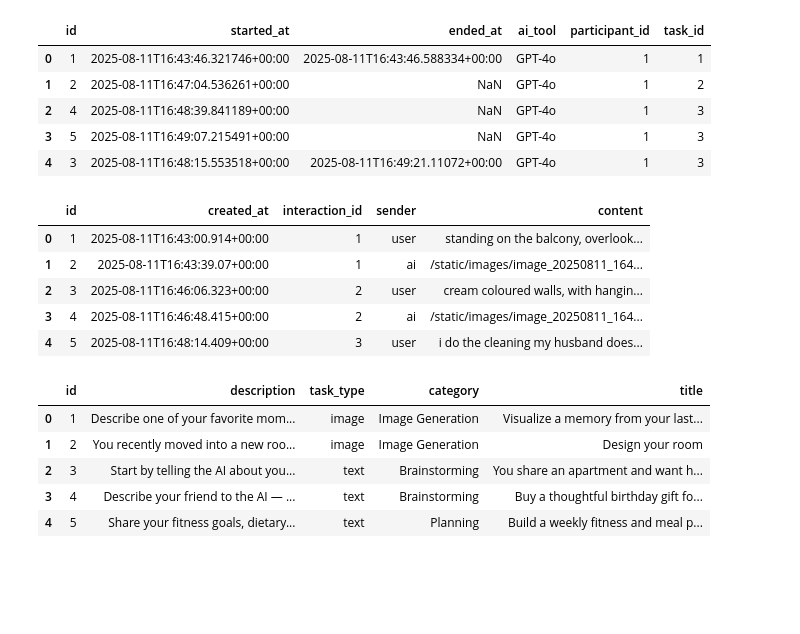
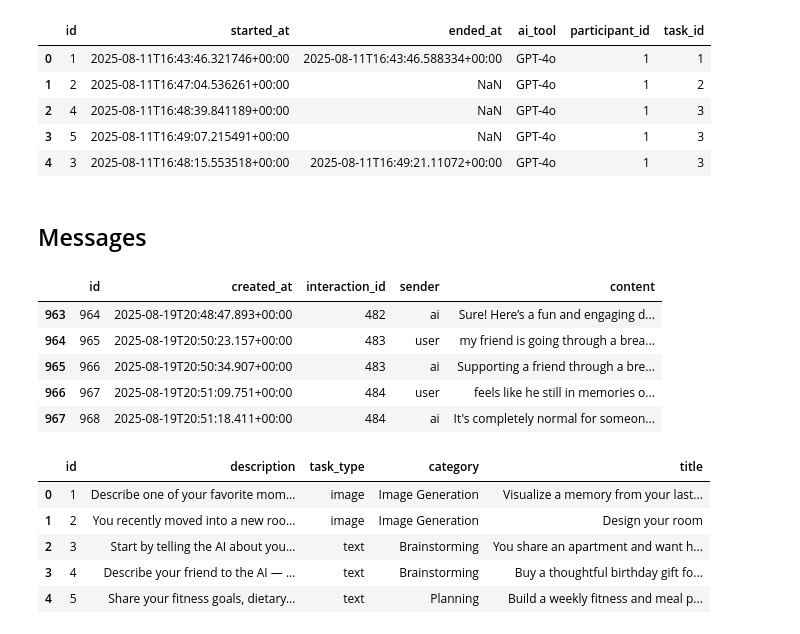
Before and after one commit to AlizaRK/hmi-ai-prompting, a Jupyter notebook: data-analysis/analysis_basics.ipynb, the cells around one changed output. Saved outputs shown, nothing was run; the diff lists cells and outputs as text; code cells hidden in the pictures; blank space fills up the shorter version.

```diff
--- a/data-analysis/analysis_basics.ipynb
+++ b/data-analysis/analysis_basics.ipynb
@@ -92,16 +117,18 @@ participant_task_interaction.head()
 | 2 | 4 | 2025-08-11T16:48:39.841189+00:00 | NaN | GPT-4o | 1 | 3 |
 | 3 | 5 | 2025-08-11T16:49:07.215491+00:00 | NaN | GPT-4o | 1 | 3 |
 | 4 | 3 | 2025-08-11T16:48:15.553518+00:00 | 2025-08-11T16:49:21.11072+00:00 | GPT-4o | 1 | 3 |
+# %% [markdown]
+## Messages
 # %%
 message = pd.read_csv('message.csv')
-message.head()
+message.tail()
 # %% [output]
 |  | id | created_at | interaction_id | sender | content |
-| 0 | 1 | 2025-08-11T16:43:00.914+00:00 | 1 | user | standing on the balcony, overlook... |
-| 1 | 2 | 2025-08-11T16:43:39.07+00:00 | 1 | ai | /static/images/image_20250811_164... |
-| 2 | 3 | 2025-08-11T16:46:06.323+00:00 | 2 | user | cream coloured walls, with hangin... |
-| 3 | 4 | 2025-08-11T16:46:48.415+00:00 | 2 | ai | /static/images/image_20250811_164... |
-| 4 | 5 | 2025-08-11T16:48:14.409+00:00 | 3 | user | i do the cleaning my husband does... |
+| 963 | 964 | 2025-08-19T20:48:47.893+00:00 | 482 | ai | Sure! Here’s a fun and engaging d... |
+| 964 | 965 | 2025-08-19T20:50:23.157+00:00 | 483 | user | my friend is going through a brea... |
+| 965 | 966 | 2025-08-19T20:50:34.907+00:00 | 483 | ai | Supporting a friend through a bre... |
+| 966 | 967 | 2025-08-19T20:51:09.751+00:00 | 484 | user | feels like he still in memories o... |
+| 967 | 968 | 2025-08-19T20:51:18.411+00:00 | 484 | ai | It's completely normal for someon... |
 # %%
 task = pd.read_csv('tasks.csv')
 task.head()
```
Also changed, not shown: parts of 17 cells of this notebook.
